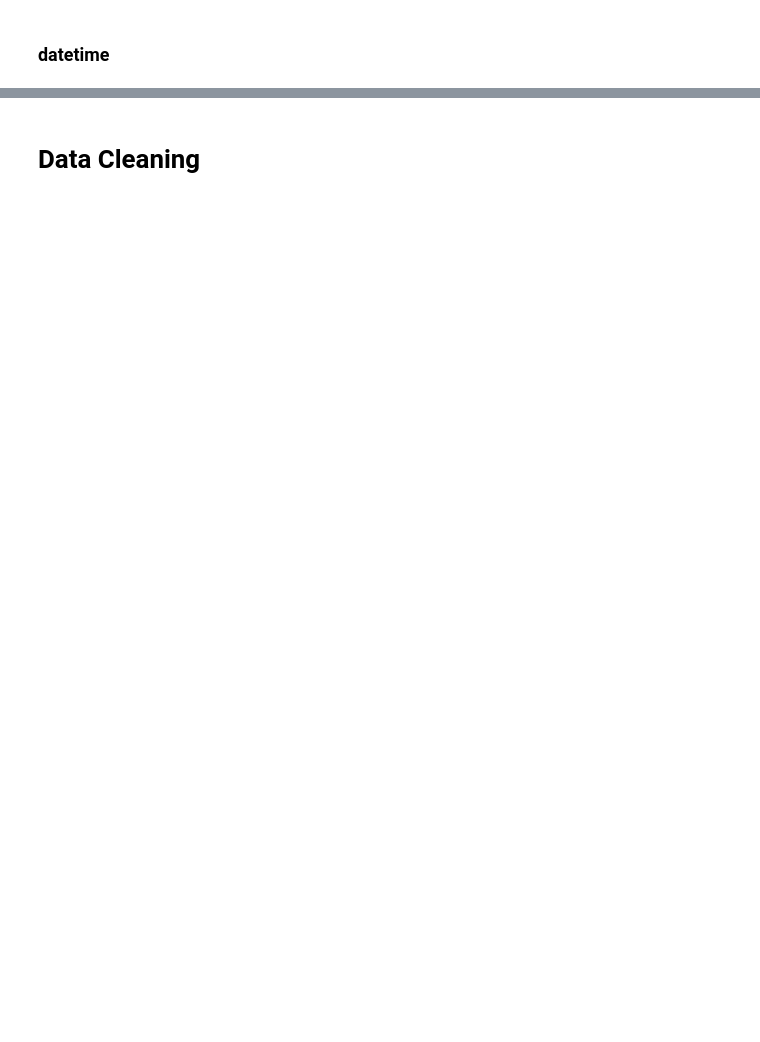
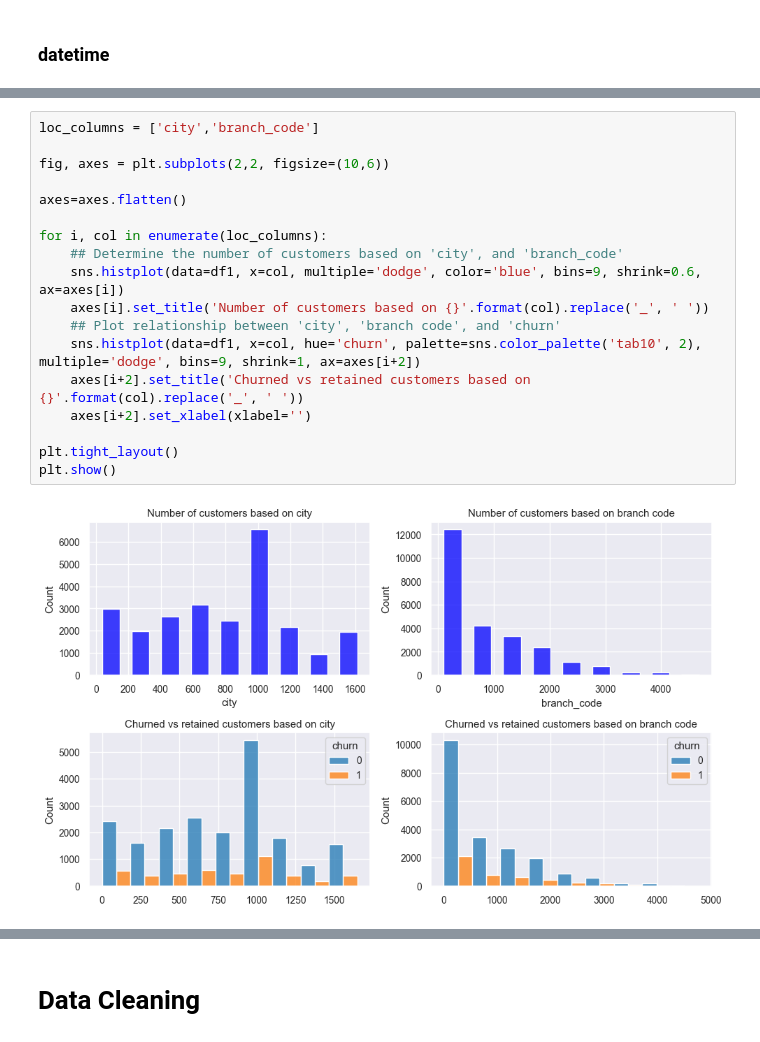
Before and after one commit to irenehsudata/Portfolio, a Jupyter notebook: Bank Customer Churn Data Analysis/Data_pre_processing.ipynb, the cells around one changed output, grey strips where cells are left out. Saved outputs shown, nothing was run; the diff lists cells and outputs as text; blank space fills up the shorter version.

```diff
--- a/Bank Customer Churn Data Analysis/Data_pre_processing.ipynb
+++ b/Bank Customer Churn Data Analysis/Data_pre_processing.ipynb
@@ -207,0 +206,20 @@ for column in cate_columns:
+# %%
+loc_columns = ['city','branch_code']
+
+fig, axes = plt.subplots(2,2, figsize=(10,6))
+
+axes=axes.flatten()
+
+for i, col in enumerate(loc_columns):
+    ## Determine the number of customers based on 'city', and 'branch_code'
+    sns.histplot(data=df1, x=col, multiple='dodge', color='blue', bins=9, shrink=0.6, ax=axes[i])
+    axes[i].set_title('Number of customers based on {}'.format(col).replace('_', ' '))
+    ## Plot relationship between 'city', 'branch code', and 'churn'
+    sns.histplot(data=df1, x=col, hue='churn', palette=sns.color_palette('tab10', 2), multiple='dodge', bins=9, shrink=1, ax=axes[i+2])
+    axes[i+2].set_title('Churned vs retained customers based on {}'.format(col).replace('_', ' '))
+    axes[i+2].set_xlabel(xlabel='')
+
+plt.tight_layout()
+plt.show()
+# %% [output]
+[figure, added]
```
Also changed, not shown: parts of 26 cells of this notebook, 3 other files.
